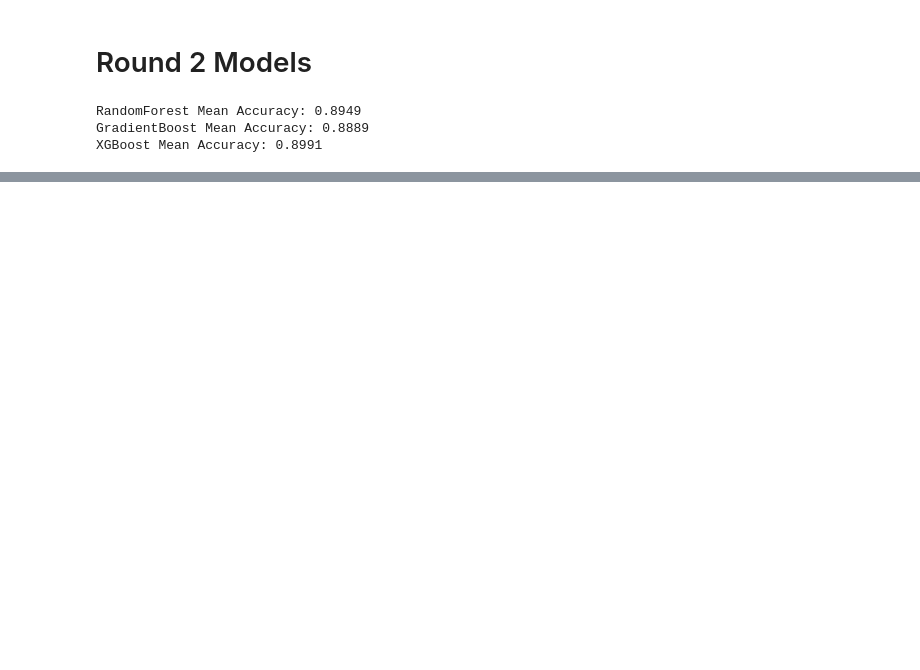
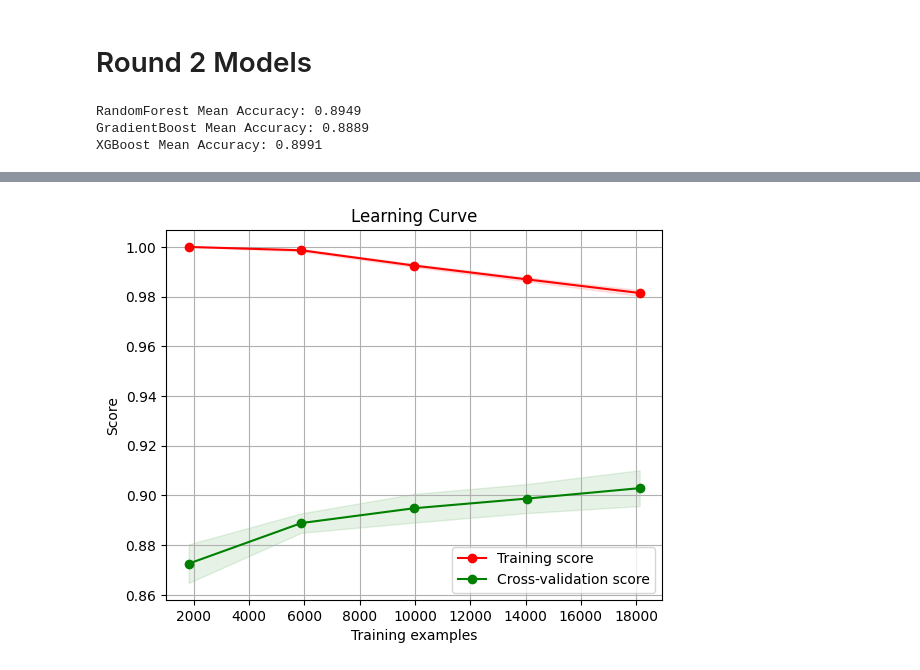
Before and after one commit to Swelem/obesity_risk, a Jupyter notebook: BeforeCHANGE.ipynb, the cells around one changed output, grey strips where cells are left out. Drawn from its saved outputs; the diff is of its cells as text; code cells hidden in the pictures; blank space fills up the shorter version.

```diff
--- a/BeforeCHANGE.ipynb
+++ b/BeforeCHANGE.ipynb
@@ -697,0 +692,80 @@ XGBoost Accuracy: 0.8983
+# %%
+import numpy as np
+import matplotlib.pyplot as plt
+from sklearn.model_selection import learning_curve
+
+def plot_learning_curve(estimator, title, X, y, ylim=None, cv=None, n_jobs=None, train_sizes=np.linspace(.1, 1.0, 5)):
+    """
+    Generate a simple plot of the test and training learning curve.
+
+    Parameters
+    ----------
+    estimator : object type that implements the "fit" and "predict" methods
+        An object of that type which is cloned for each validation.
+
+    title : string
+        Title for the chart.
+
+    X : array-like, shape (n_samples, n_features)
+        Training vector, where n_samples is the number of samples and
+        n_features is the number of features.
+
+    y : array-like, shape (n_samples) or (n_samples, n_features), optional
+        Target relative to X for classification or regression;
+        None for unsupervised learning.
+
+    ylim : tuple, shape (ymin, ymax), optional
+        Defines minimum and maximum yvalues plotted.
+
+    cv : int, cross-validation generator or an iterable, optional
+        Determines the cross-validation splitting strategy.
+        Possible inputs for cv are:
+          - None, to use the default 5-fold cross-validation,
+          - integer, to specify the number of folds.
+          - An object to be used as a cross-validation generator.
+          - An iterable yielding train/test splits.
+
+        For integer/None inputs, if ``y`` is binary or multiclass,
+        :class:`StratifiedKFold` used. If the estimator is not a classifier
+        or if ``y`` is neither binary nor multiclass, :class:`KFold` is used.
+
+        Refer :ref:`User Guide <cross_validation>` for the various
+        cross-validators that can be used here.
+
+    n_jobs : int or None, optional (default=None)
+        Number of jobs to run in parallel.
+    """
+    plt.figure()
+    plt.title(title)
+    if ylim is not None:
+        plt.ylim(*ylim)
+    plt.xlabel("Training examples")
+    plt.ylabel("Score")
+    train_sizes, train_scores, test_scores = learning_curve(
+        estimator, X, y, cv=cv, n_jobs=n_jobs, train_sizes=train_sizes)
+    train_scores_mean = np.mean(train_scores, axis=1)
+    train_scores_std = np.std(train_scores, axis=1)
+    test_scores_mean = np.mean(test_scores, axis=1)
+    test_scores_std = np.std(test_scores, axis=1)
+
+    plt.grid()
+
+    plt.fill_between(train_sizes, train_scores_mean - train_scores_std,
+                     train_scores_mean + train_scores_std, alpha=0.1,
+                     color="r")
+    plt.fill_between(train_sizes, test_scores_mean - test_scores_std,
+                     test_scores_mean + test_scores_std, alpha=0.1, color="g")
+    plt.plot(train_sizes, train_scores_mean, 'o-', color="r",
+             label="Training score")
+    plt.plot(train_sizes, test_scores_mean, 'o-', color="g",
+             label="Cross-validation score")
+
+    plt.legend(loc="best")
+    return plt
+
+# Usage example:
+# plot learning curve
+plot_learning_curve(best_model, "Learning Curve", X_train, y_train, cv=5)
+plt.show()
+# %% [output]
+[figure, added]
```
Also changed, not shown: parts of 16 cells of this notebook.
